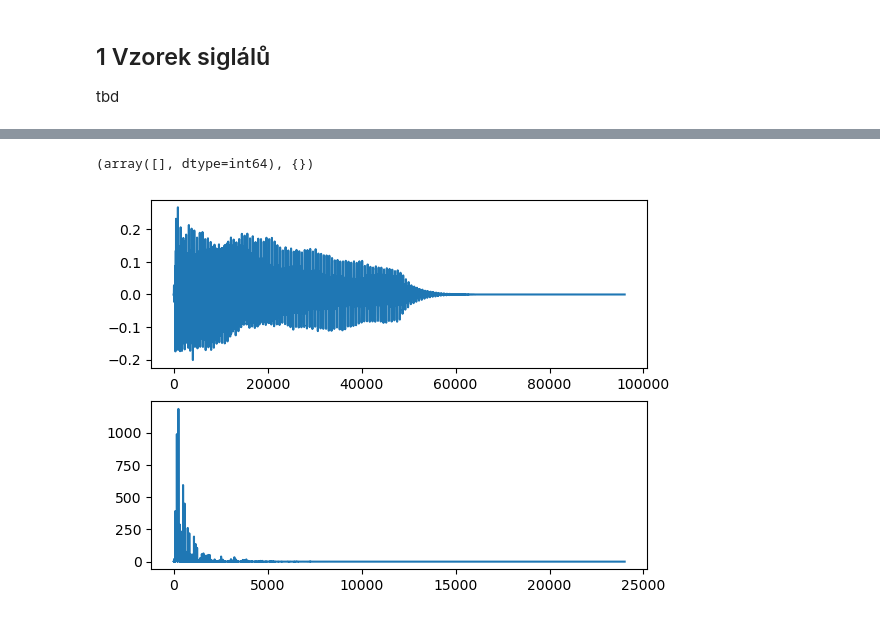
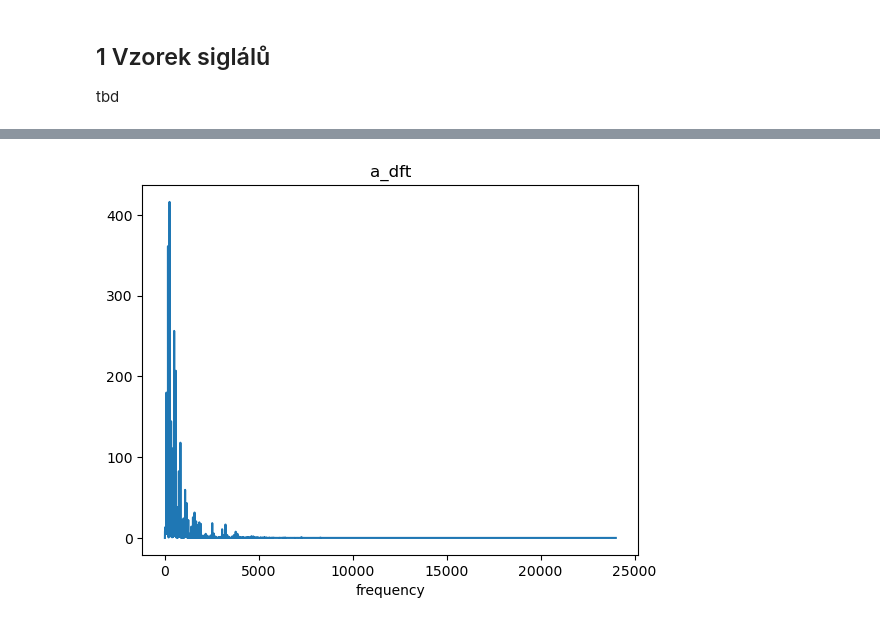
Before and after one commit to jirmusovic/Signaly-a-systemy, a Jupyter notebook: py/proj.ipynb, the cells around one changed output, grey strips where cells are left out. Drawn from its saved outputs; the diff is of its cells as text; code cells hidden in the pictures.

```diff
--- a/py/proj.ipynb
+++ b/py/proj.ipynb
@@ -59,32 +54,14 @@ plt.show()
 [figure]
 [figure]
-# %%
-import soundfile as sf
-import matplotlib.pyplot as plt
-import numpy as np
-import scipy.signal as ss
-
-plt.figure()
-plt.subplot(211)
-
-tone, Fs = sf.read("klavir.wav")
-
-midi = 24
-sample = 2*Fs
-num = 40
-tmp = sample * (num - midi)
-wave = tone[tmp : tmp + sample]
-plt.plot(wave)
-plt.subplot(212)
-
-dft = np.fft.fft(wave)
-var = np.abs(dft)
-halb = var[:var.size // 2]
-idk = np.arange(halb.size)*(Fs / wave.size)
-
-plt.plot(idk, halb)
-
-plt.show()
-# %% [output]
-(array([], dtype=int64), {})
-[figure, removed]
+# %%
+a_dft = xall[40]
+a_dft = np.fft.fft(a_dft)
+a_dft = np.abs(a_dft)
+idk = np.arange(a_dft.size)*Fs / (a_dft.size)
+
+plt.plot(idk[:a_dft.size//2], a_dft[:a_dft.size//2])
+plt.title("a_dft")
+plt.xlabel("frequency")
+plt.show()
+# %% [output]
+[figure, added]
```
Also changed, not shown: parts of 4 cells of this notebook, 3 other files.
